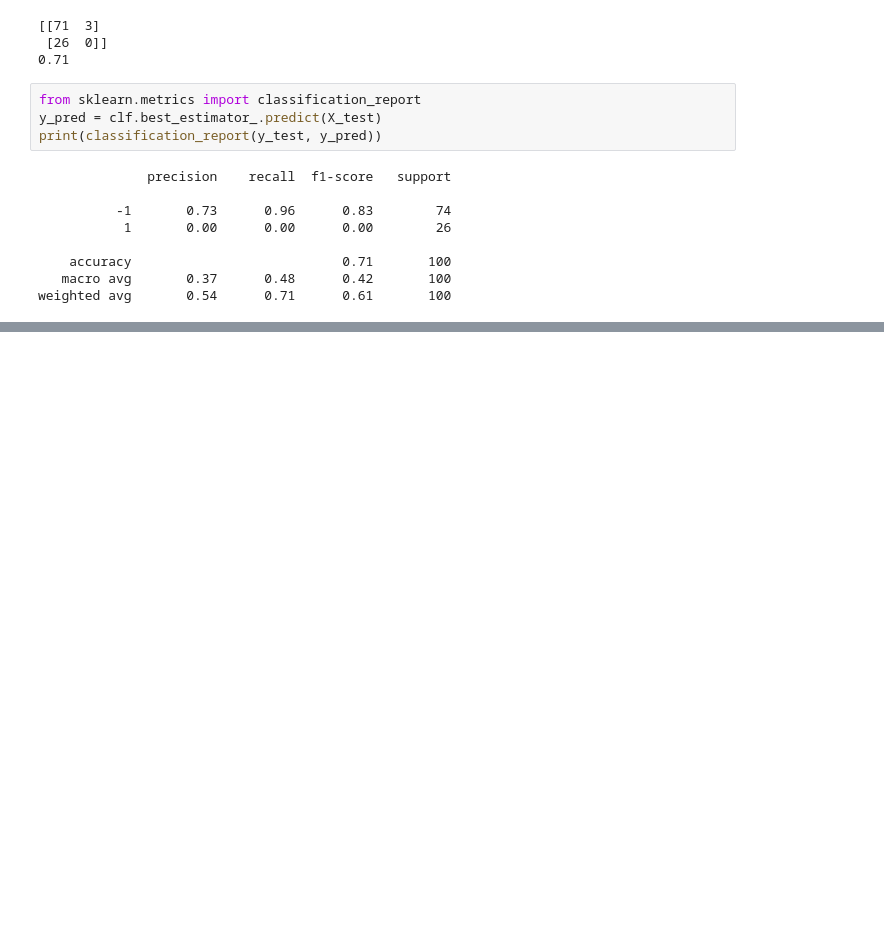
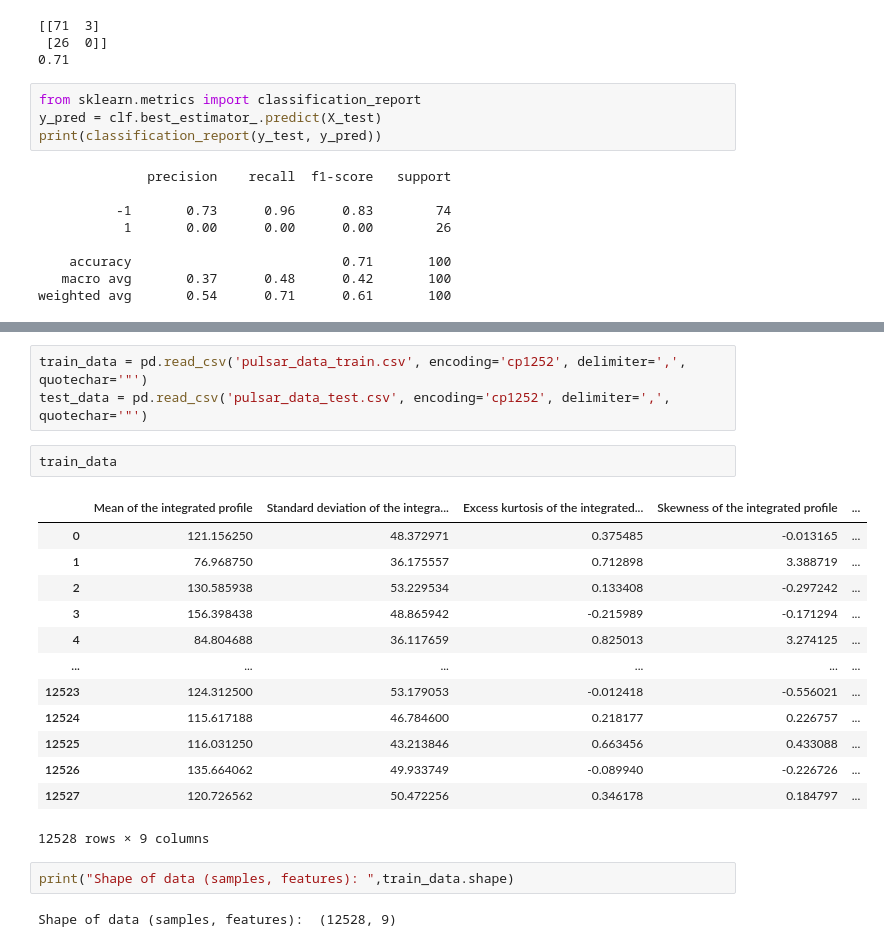
Before and after one commit to TrushaT/Data-Science-, a Jupyter notebook: DS_Exp8.ipynb, the cells around one changed output, grey strips where cells are left out. Cells and saved outputs as stored; diff of their text form; blank space fills up the shorter version.

```diff
--- a/DS_Exp8.ipynb
+++ b/DS_Exp8.ipynb
@@ -335,0 +353,23 @@ weighted avg       0.54      0.71      0.61       100
+# %%
+train_data = pd.read_csv('pulsar_data_train.csv', encoding='cp1252', delimiter=',', quotechar='"')
+test_data = pd.read_csv('pulsar_data_test.csv', encoding='cp1252', delimiter=',', quotechar='"')
+# %%
+train_data
+# %% [output]
+|  | Mean of the integrated profile | Standard deviation of the integra... | Excess kurtosis of the integrated... | Skewness of the integrated profile | ... |
+| 0 | 121.156250 | 48.372971 | 0.375485 | -0.013165 | ... |
+| 1 | 76.968750 | 36.175557 | 0.712898 | 3.388719 | ... |
+| 2 | 130.585938 | 53.229534 | 0.133408 | -0.297242 | ... |
+| 3 | 156.398438 | 48.865942 | -0.215989 | -0.171294 | ... |
+| 4 | 84.804688 | 36.117659 | 0.825013 | 3.274125 | ... |
+| ... | ... | ... | ... | ... | ... |
+| 12523 | 124.312500 | 53.179053 | -0.012418 | -0.556021 | ... |
+| 12524 | 115.617188 | 46.784600 | 0.218177 | 0.226757 | ... |
+| 12525 | 116.031250 | 43.213846 | 0.663456 | 0.433088 | ... |
+| 12526 | 135.664062 | 49.933749 | -0.089940 | -0.226726 | ... |
+| 12527 | 120.726562 | 50.472256 | 0.346178 | 0.184797 | ... |
+12528 rows × 9 columns
+# %%
+print("Shape of data (samples, features): ",train_data.shape)
+# %% [output]
+Shape of data (samples, features):  (12528, 9)
```
Also changed, not shown: parts of 36 cells of this notebook.
